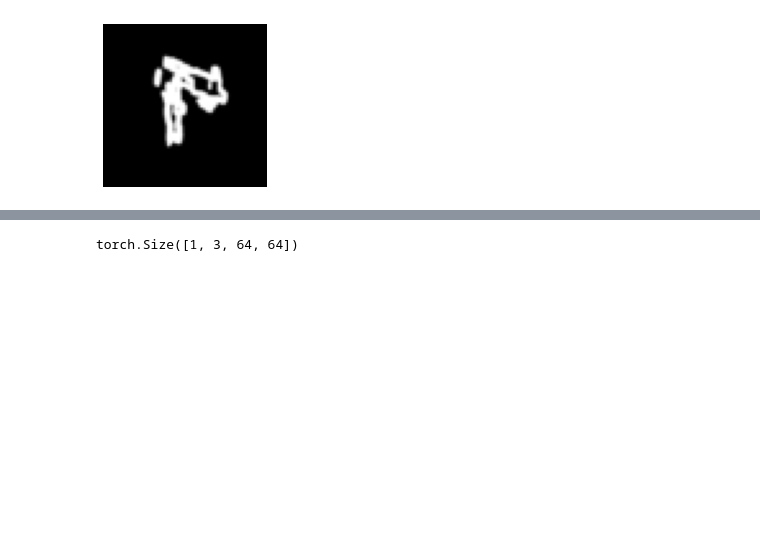
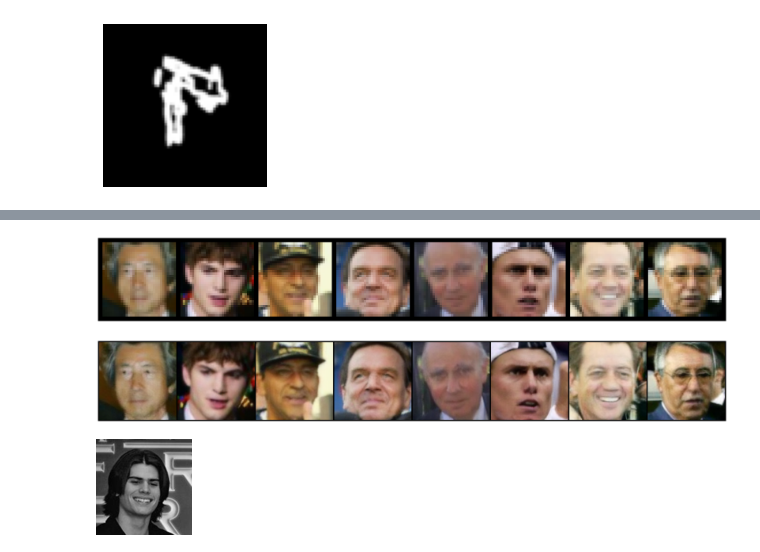
Before and after one commit to Eva427/CICR-Impainting, a Jupyter notebook: test.ipynb, the cells around one changed output, grey strips where cells are left out. Cells and saved outputs as stored; diff of their text form; code cells hidden in the pictures; blank space fills up the shorter version.

```diff
--- a/test.ipynb
+++ b/test.ipynb
@@ -360,20 +358,67 @@ NameError: name 'models' is not defined
 # %%
 from torchvision.datasets.folder import ImageFolder
 from torchvision import transforms
 from torch.utils.data import DataLoader
 import torch
+import impaintingLib as imp
+
+device = torch.device('cuda' if torch.cuda.is_available() else 'cpu')
+plot = imp.utils.Visu(gridSize=8).plot_img
 
 transformations = [
      transforms.Resize((120,120)),
      transforms.CenterCrop((64,64)),
      transforms.ToTensor()
 ]
 
 process = transforms.Compose(transformations)
-dataset = ImageFolder("./data/custom", process)
-data = DataLoader(dataset, num_workers=0, batch_size=1, shuffle=True)
+dataset = ImageFolder("./data/lfw", process)
+data = DataLoader(dataset, num_workers=2, batch_size=16, shuffle=True)
 
 img,_ = next(iter(data))
-print(img.shape)
+img = img.to(device)
+
+model_path = 'modelSave/RRDB_ESRGAN_x4.pth'
+model = imp.model.RRDBNet(3, 3, 64, 23, gc=32)
+model.load_state_dict(torch.load(model_path), strict=True)
+model.eval()
+model = model.to(device)
+
+plot(img)
+img = model(img)
+plot(img)
 # %% [output]
-torch.Size([1, 3, 64, 64])
+[figure, added]
+[figure, added]
+# %%
+import impaintingLib as imp
+from PIL import Image, ImageOps
+import torch
+from torchvision import transforms
+import numpy as np
+
+path = "./data/lfw/AJ_Lamas/AJ_Lamas_0001.jpg"
+
+with Image.open(path) as img:
+    # applying grayscale method
+    img = ImageOps.grayscale(img)
+    img = img.resize((96,96))
+    img.show()
+    # img = transforms.ToTensor()(img)
+
+    im_arr = np.array(img)
+    im_arr = im_arr.astype(int)
+    img = torch.tensor(im_arr).unsqueeze_(0)
+
+    img = img[0]
+    res = []
+    for i,line in enumerate(img):
+        for j,val in enumerate(line):
+            res.append(str(val.item()))
+            # print(val.item())
+
+res = " ".join(res)
+with open('yanis.txt', 'w') as f:
+    f.write(res)
+# %% [output]
+[figure, added]
```
Also changed, not shown: parts of 1 cell of this notebook, 20 other files.
